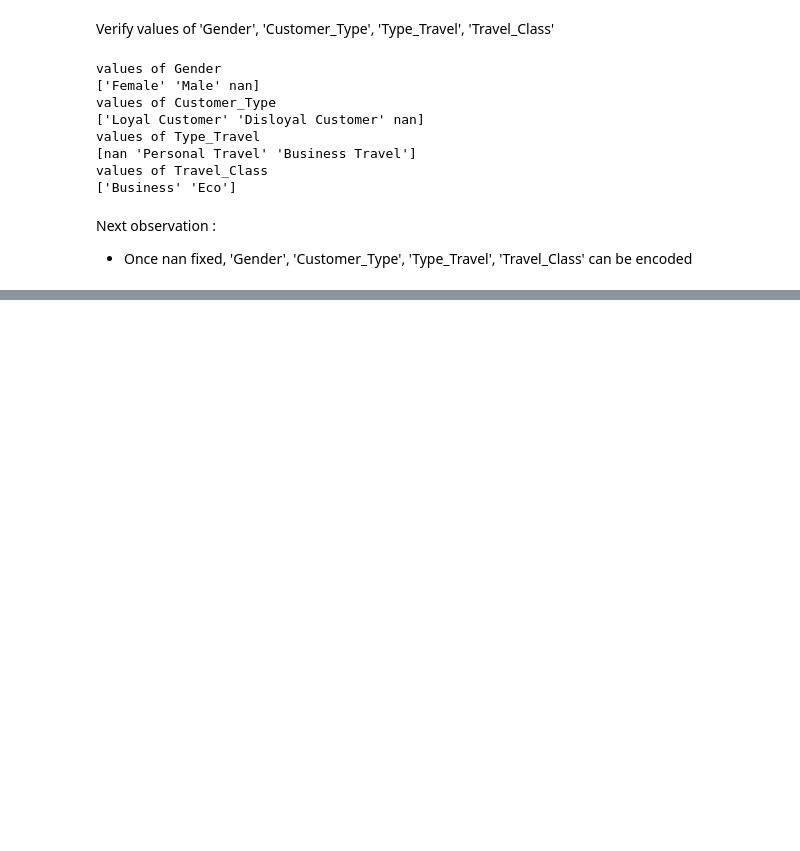
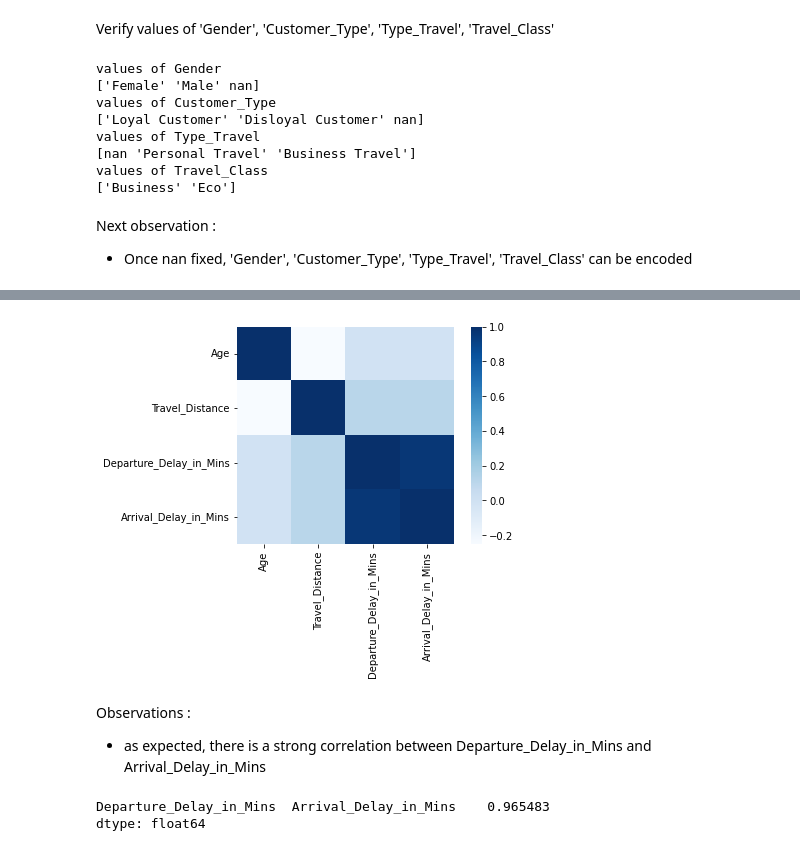
Before and after one commit to jacqueslethuaut/hackathon-shikansen, a Jupyter notebook: SoloTraveller01.ipynb, the cells around one changed output, grey strips where cells are left out. Drawn from its saved outputs; the diff is of its cells as text; code cells hidden in the pictures; blank space fills up the shorter version.

```diff
--- a/SoloTraveller01.ipynb
+++ b/SoloTraveller01.ipynb
@@ -160,0 +388,3 @@ Next observation :
+# %%
+train_corr_mat = train_dataset.corr()
+train_corr_mat
@@ -160,0 +397,13 @@ Next observation :
+# %%
+sns.heatmap(train_corr_mat, square = True, cmap = 'Blues')
+pass
+# %% [output]
+[figure, added]
+# %% [markdown]
+Observations :
+- as expected, there is a strong correlation between Departure_Delay_in_Mins and Arrival_Delay_in_Mins
+# %%
+train_corr_mat.where(np.triu(train_corr_mat > 0.5, k=1)).stack().sort_values(ascending = False)
+# %% [output]
+Departure_Delay_in_Mins  Arrival_Delay_in_Mins    0.965483
+dtype: float64
```
Also changed, not shown: parts of 47 cells of this notebook.
